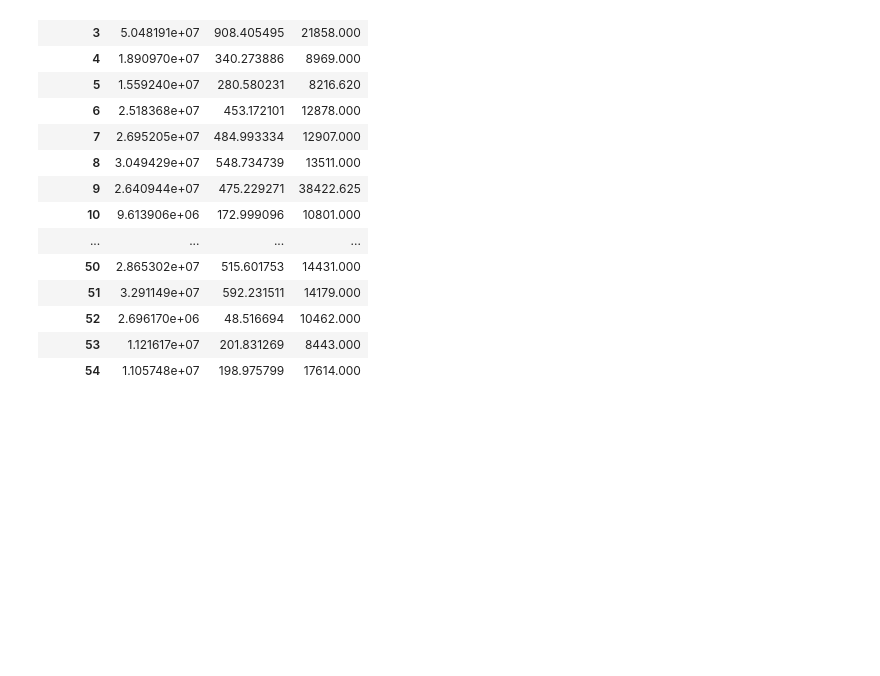
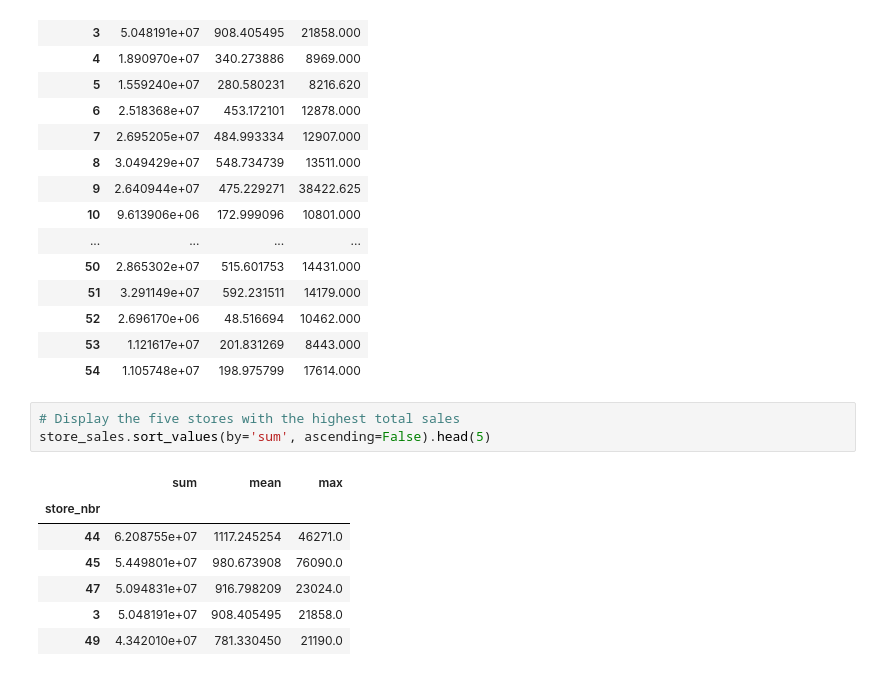
Before and after one commit to clia7/Data_Analytics_Journey, a Jupyter notebook: 06_Store_Sales_Case_Study/notebooks/01_Store_Sales_EDA.ipynb, the cells around one changed output. Saved outputs shown, nothing was run; the diff lists cells and outputs as text; blank space fills up the shorter version.

```diff
--- a/06_Store_Sales_Case_Study/notebooks/01_Store_Sales_EDA.ipynb
+++ b/06_Store_Sales_Case_Study/notebooks/01_Store_Sales_EDA.ipynb
@@ -678,3 +678,14 @@ store_sales
 | 52 | 2.696170e+06 | 48.516694 | 10462.000 |
 | 53 | 1.121617e+07 | 201.831269 | 8443.000 |
 | 54 | 1.105748e+07 | 198.975799 | 17614.000 |
+# %%
+# Display the five stores with the highest total sales
+store_sales.sort_values(by='sum', ascending=False).head(5)
+# %% [output]
+|  | sum | mean | max |
+| store_nbr |  |  |  |
+| 44 | 6.208755e+07 | 1117.245254 | 46271.0 |
+| 45 | 5.449801e+07 | 980.673908 | 76090.0 |
+| 47 | 5.094831e+07 | 916.798209 | 23024.0 |
+| 3 | 5.048191e+07 | 908.405495 | 21858.0 |
+| 49 | 4.342010e+07 | 781.330450 | 21190.0 |
```
Also changed, not shown: parts of 3 cells of this notebook.
